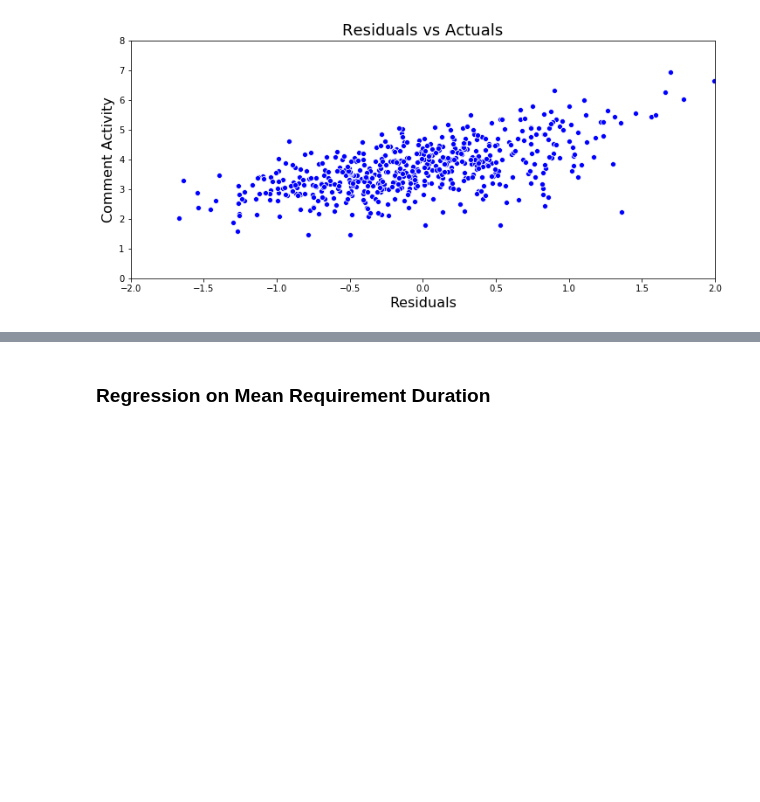
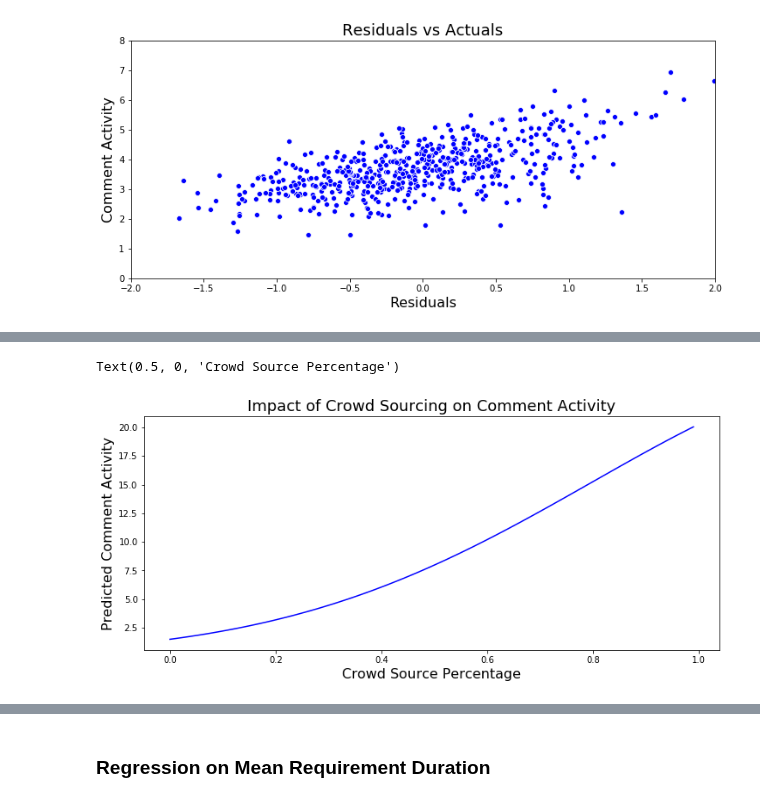
Before and after one commit to MthwRobinson/dissertation-research, a Jupyter notebook: research-notebooks/2-journal-article.ipynb, the cells around one changed output, grey strips where cells are left out. Saved outputs shown, nothing was run; the diff lists cells and outputs as text; code cells hidden in the pictures; blank space fills up the shorter version.

```diff
--- a/research-notebooks/2-journal-article.ipynb
+++ b/research-notebooks/2-journal-article.ipynb
@@ -255,0 +178,3 @@ plt.xlim([0, 1.5])
+# %%
+crowd_pct_variation = utils.build_crowd_pct_variation(all_data, X)
+predictions = res.predict(crowd_pct_variation)
@@ -255,0 +185,9 @@ plt.xlim([0, 1.5])
+# %%
+plt.figure(figsize=(12, 5))
+sns.lineplot(y=predictions, x=[i/100 for i in range(100)], color='blue')
+plt.title('Impact of Crowd Sourcing on Comment Activity', fontsize=18)
+plt.ylabel('Predicted Comment Activity', fontsize=16)
+plt.xlabel('Crowd Source Percentage', fontsize=16)
+# %% [output]
+Text(0.5, 0, 'Crowd Source Percentage')
+[figure, added]
```
Also changed, not shown: parts of 36 cells of this notebook, 1 other file.
